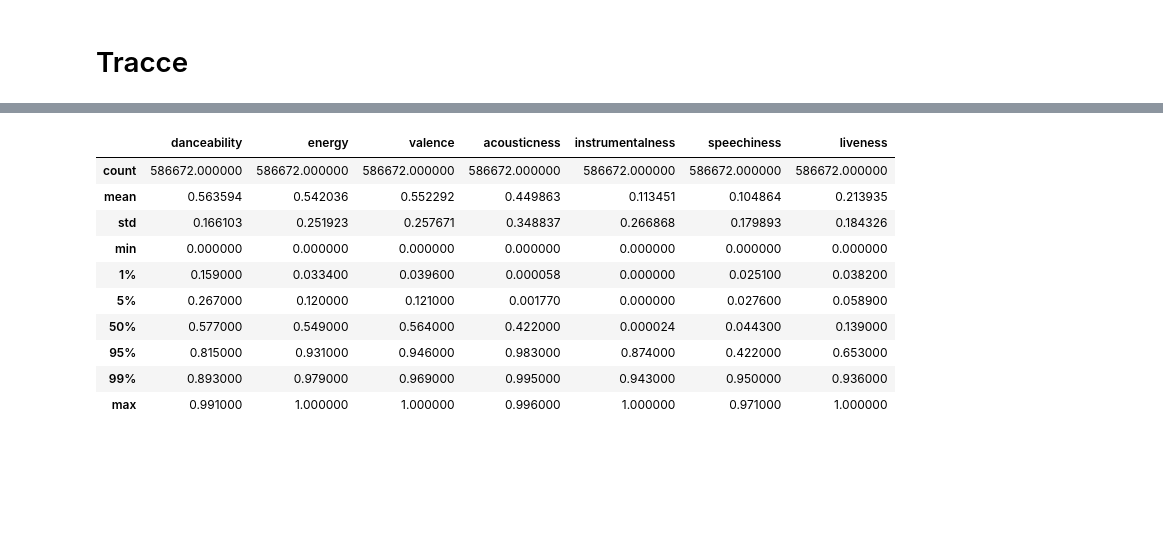
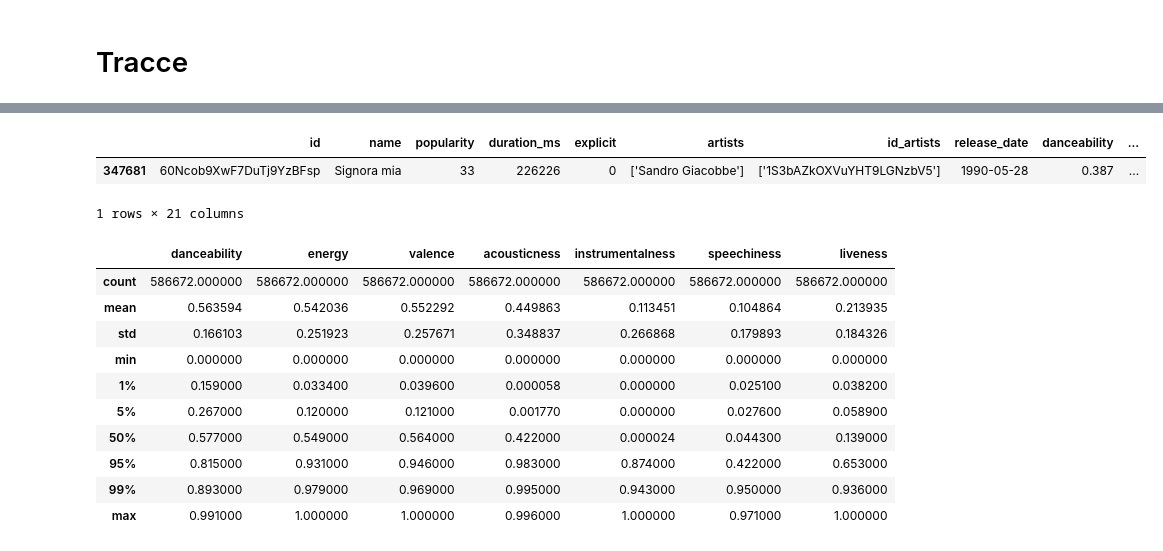
Before and after one commit to MicheleRoar/SISMA, a Jupyter notebook: data_analisys.ipynb, the cells around one changed output, grey strips where cells are left out. Saved outputs shown, nothing was run; the diff lists cells and outputs as text; code cells hidden in the pictures; blank space fills up the shorter version.

```diff
--- a/data_analisys.ipynb
+++ b/data_analisys.ipynb
@@ -98,6 +98,12 @@ tracks[tracks.artists.str.contains("Rihanna")].sort_values(by = "popularity", as
 | 84100 | 6qn9YLKt13AGvpq9jfO8py | We Found Love | 76 | 215227 | 0 | ['Rihanna', 'Calvin Harris'] | ['5pKCCKE2ajJHZ9KAiaK11H', '7CajN... | 2011-11-18 | 0.734 | ... |
 | 83181 | 0C4ejWmOTMv8vuYj85mf8m | S&M | 76 | 243533 | 0 | ['Rihanna'] | ['5pKCCKE2ajJHZ9KAiaK11H'] | 2010-11-16 | 0.767 | ... |
 | 85099 | 0GNI8K3VATWBABQFAzBAYe | Stay | 76 | 240707 | 0 | ['Rihanna', 'Mikky Ekko'] | ['5pKCCKE2ajJHZ9KAiaK11H', '1buzC... | 2012-12-11 | 0.621 | ... |
+# %%
+tracks[tracks.name =="Signora mia"]
+# %% [output]
+|  | id | name | popularity | duration_ms | explicit | artists | id_artists | release_date | danceability | ... |
+| 347681 | 60Ncob9XwF7DuTj9YzBFsp | Signora mia | 33 | 226226 | 0 | ['Sandro Giacobbe'] | ['1S3bAZkOXVuYHT9LGNzbV5'] | 1990-05-28 | 0.387 | ... |
+1 rows × 21 columns
 # %%
 PRESETS = {'Warm-up Daytime': {'tempo_min': 70,
   'tempo_max': 90,
```
Also changed, not shown: 4 other files.
